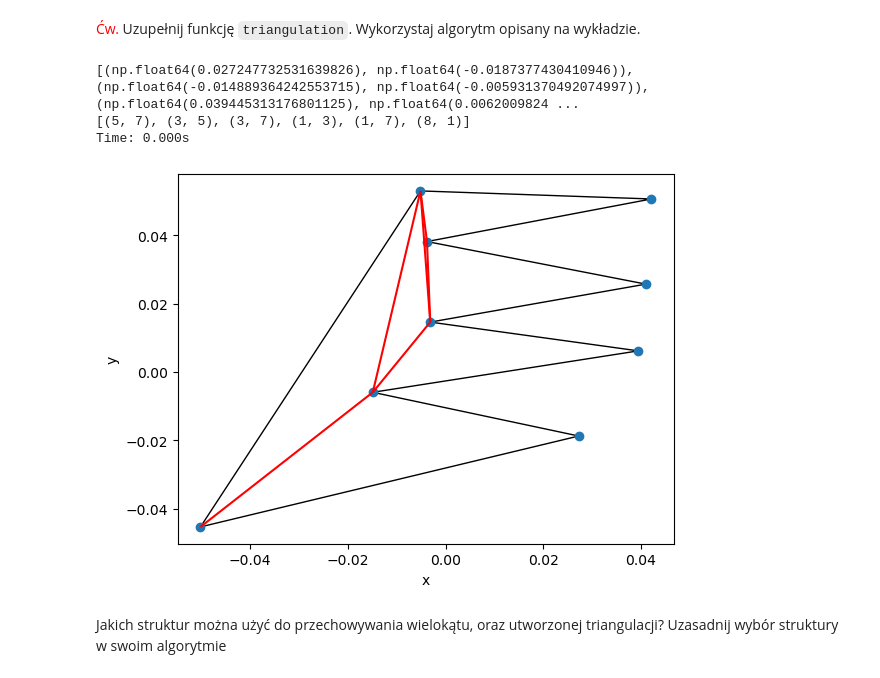
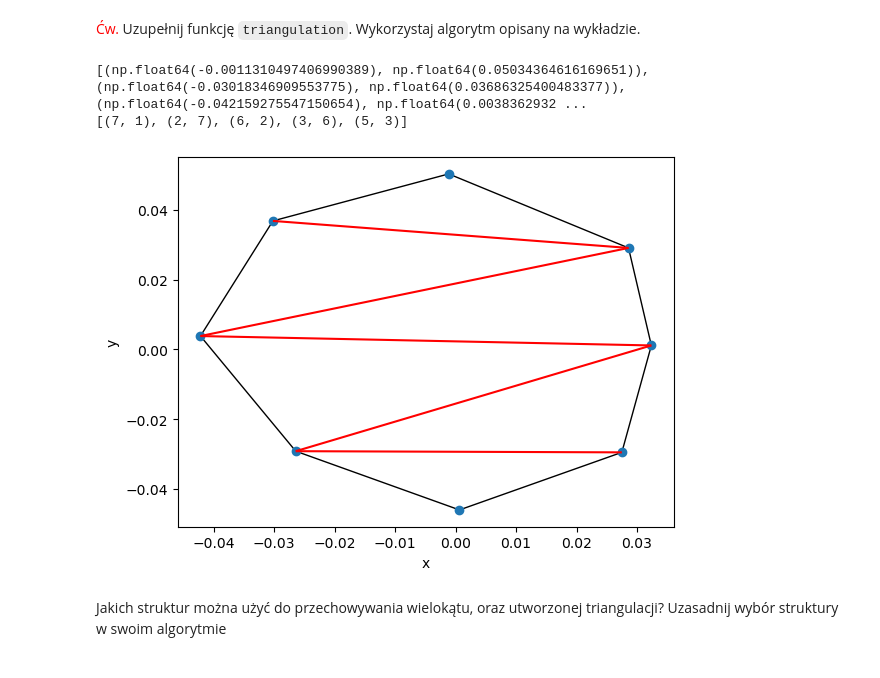
Before and after one commit to WSm-77/geometric_algorithms, a Jupyter notebook: lab3/main.ipynb, the cells around one changed output. Drawn from its saved outputs; the diff is of its cells as text; code cells hidden in the pictures.

```diff
--- a/lab3/main.ipynb
+++ b/lab3/main.ipynb
@@ -506,3 +506,10 @@ def is_inside_polygon(stackNextToTopPoint, stackTopPoint, point, pointClassifica
 def add_diagonal(diagonals: list, polygon, vertexIdx1, vertexIdx2):
     if not are_neighbours(polygon, vertexIdx1, vertexIdx2):
         diagonals.append((vertexIdx1, vertexIdx2))
+# %%
+def stack_top_in_the_same_chain(polygon, diagonals, stack: list, currPoint):
+    point, pointIdx, classification = currPoint
+    for stackPoint, stackPointIdx, stackPointClassification in stack:
+        add_diagonal(diagonals, polygon, pointIdx, stackPointIdx)
+
+    return [stack[-1], currPoint]
@@ -527,61 +553,35 @@ def triangulation(polygon):
         currPoint = pointsQueue.get()
         point, pointIdx, classification = currPoint
 
-        stackTop = stack.pop()
+        stackTop = stack[-1]
         stackTopPoint, stackTopPointIdx, stackTopPointClassification = stackTop
 
         if classification != stackTopPointClassification:
-            add_diagonal(diagonals, polygon, pointIdx, stackTopPointIdx)
-            for stackPoint, stackPointIdx, stackPointClassification in stack:
-                add_diagonal(diagonals, polygon, pointIdx, stackPointIdx)
-
-            stack = [stackTop, currPoint]
+            stack = stack_top_in_the_same_chain(polygon, diagonals, stack, currPoint)
         else:
-            stackNextToTop = stack.pop()
-            stackNextToTopPoint, stackNextToTopPointIdx, stackNextToTopClassification = stackNextToTop
-            while True:
-                # check if triangle DOES NOT lay inside polygon
-                if not is_inside_polygon(stackNextToTopPoint, stackTopPoint, point, classification):
-                    stack.append(stackNextToTop)
-                    stack.append(stackTop)
-                    stack.append(currPoint)
-                    break
-
-
-                add_diagonal(diagonals, polygon, pointIdx, stackNextToTopPointIdx)
-
-                if not stack:
-                    stack.append(stackNextToTop)
-                    stack.append(currPoint)
-                    break
-
-                stackTop = stackNextToTop
-                stackTopPoint, stackTopPointIdx, stackTopPointClassification = stackTop
-                stackNextToTop = stack.pop()
-                stackNextToTopPoint, stackNextToTopPointIdx, stackNextToTopClassification = stackNextToTop
+            stack = stack_top_in_different_chain(polygon, diagonals, stack, currPoint)
 
     return diagonals
 # %%
 %matplotlib inline
 # polygonFromFile = load_polygon_from_file("/home/wiktor/university/sem3/geometrical_algorithms/bit-algo-vis-tool/bitalg/tests/test3_tests/task3/test_3_3_1.in")
-# polygonFromFile = load_polygon_from_file("/home/wiktor/university/sem3/geometrical_algorithms/bit-algo-vis-tool/bitalg/tests/test3_tests/task3/test_3_3_2.in")
+polygonFromFile = load_polygon_from_file("/home/wiktor/university/sem3/geometrical_algorithms/bit-algo-vis-tool/bitalg/tests/test3_tests/task3/test_3_3_2.in")
 # polygonFromFile = load_polygon_from_file("/home/wiktor/university/sem3/geometrical_algorithms/bit-algo-vis-tool/bitalg/tests/test3_tests/task3/test_3_3_3.in")
 # polygonFromFile = load_polygon_from_file("/home/wiktor/university/sem3/geometrical_algorithms/bit-algo-vis-tool/bitalg/tests/test3_tests/task3/test_3_3_4.in")
 # polygonFromFile = load_polygon_from_file("/home/wiktor/university/sem3/geometrical_algorithms/bit-algo-vis-tool/bitalg/tests/test3_tests/task3/test_3_3_5.in")
-polygonFromFile = load_polygon_from_file("/home/wiktor/university/sem3/geometrical_algorithms/bit-algo-vis-tool/bitalg/tests/test3_tests/task3/test_3_3_6.in")
+# polygonFromFile = load_polygon_from_file("/home/wiktor/university/sem3/geometrical_algorithms/bit-algo-vis-tool/bitalg/tests/test3_tests/task3/test_3_3_6.in")
 # polygonFromFile = load_polygon_from_file("/home/wiktor/university/sem3/geometrical_algorithms/bit-algo-vis-tool/bitalg/tests/test3_tests/task3/test_3_3_7.in")
 # polygonFromFile = load_polygon_from_file("/home/wiktor/university/sem3/geometrical_algorithms/bit-algo-vis-tool/bitalg/tests/test3_tests/task3/test_3_3_8.in")
 # polygonFromFile = load_polygon_from_file("/home/wiktor/university/sem3/geometrical_algorithms/bit-algo-vis-tool/bitalg/tests/test3_tests/task3/test_3_3_9.in")
 # polygonFromFile = load_polygon_from_file("/home/wiktor/university/sem3/geometrical_algorithms/bit-algo-vis-tool/bitalg/tests/test3_tests/task3/test_3_3_10.in")
 print(polygonFromFile)
 tri = triangulation(polygonFromFile)
 print(tri)
 draw_polygon_tri(polygonFromFile, [(polygonFromFile[x], polygonFromFile[y]) for (x, y) in tri])
 # %% [output]
-[(np.float64(0.027247732531639826), np.float64(-0.0187377430410946)), (np.float64(-0.014889364242553715), np.float64(-0.005931370492074997)), (np.float64(0.039445313176801125), np.float64(0.0062009824 ...
-[(5, 7), (3, 5), (3, 7), (1, 3), (1, 7), (8, 1)]
-Time: 0.000s
+[(np.float64(-0.0011310497406990389), np.float64(0.05034364616169651)), (np.float64(-0.03018346909553775), np.float64(0.03686325400483377)), (np.float64(-0.042159275547150654), np.float64(0.0038362932 ...
+[(7, 1), (2, 7), (6, 2), (3, 6), (5, 3)]
-[figure, old version]
+[figure, new version]
 # %% [markdown]
 Jakich struktur można użyć do przechowywania wielokątu, oraz utworzonej triangulacji? Uzasadnij wybór struktury w swoim algorytmie
 # %% [markdown]
```
Also changed, not shown: parts of 3 cells of this notebook.
